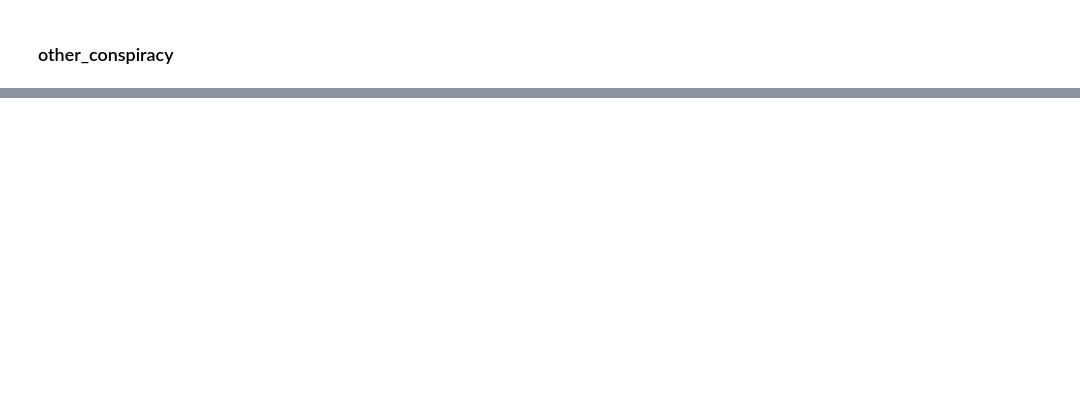
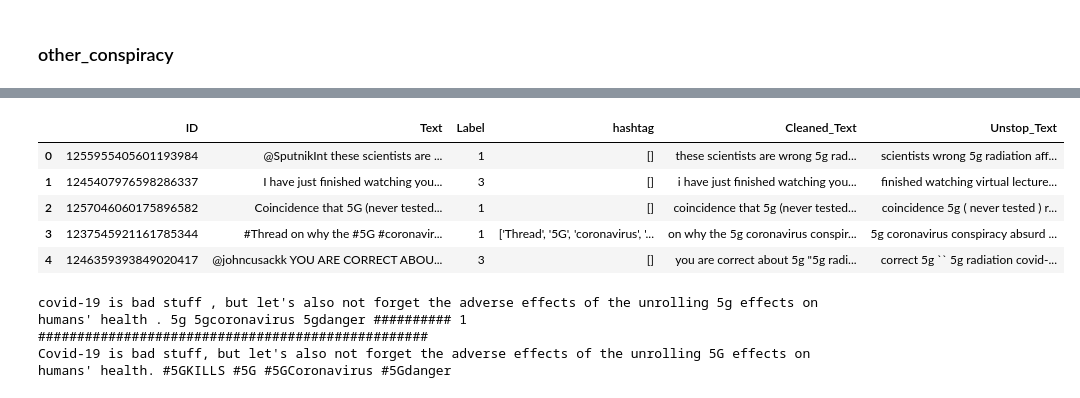
Before and after one commit to HongHanh2104/MediaEval_FakeNews, a Jupyter notebook: data_exploration.ipynb, the cells around one changed output, grey strips where cells are left out. Saved outputs shown, nothing was run; the diff lists cells and outputs as text; code cells hidden in the pictures; blank space fills up the shorter version.

```diff
--- a/data_exploration.ipynb
+++ b/data_exploration.ipynb
@@ -146,0 +88,22 @@ No one is saying 5G caused Coronavirus, but that the virus which has similar man
+# %%
+from ekphrasis.classes.segmenter import Segmenter
+root_path = './data'
+filename = 'cleaned_train_val.csv'
+df = pd.read_csv(os.path.join(root_path, filename))
+# %%
+df.head(5)
+# %% [output]
+|  | ID | Text | Label | hashtag | Cleaned_Text | Unstop_Text |
+| 0 | 1255955405601193984 | @SputnikInt these scientists are ... | 1 | [] | these scientists are wrong 5g rad... | scientists wrong 5g radiation aff... |
+| 1 | 1245407976598286337 | I have just finished watching you... | 3 | [] | i have just finished watching you... | finished watching virtual lecture... |
+| 2 | 1257046060175896582 | Coincidence that 5G (never tested... | 1 | [] | coincidence that 5g (never tested... | coincidence 5g ( never tested ) r... |
+| 3 | 1237545921161785344 | #Thread on why the #5G #coronavir... | 1 | ['Thread', '5G', 'coronavirus', '... | on why the 5g coronavirus conspir... | 5g coronavirus conspiracy absurd ... |
+| 4 | 1246359393849020417 | @johncusackk YOU ARE CORRECT ABOU... | 3 | [] | you are correct about 5g "5g radi... | correct 5g `` 5g radiation covid-... |
+# %%
+print(df['Cleaned_Text'][19], '#'*10, df['Label'][19])
+print('#'*50)
+print(df['Text'][19])
+# %% [output]
+covid-19 is bad stuff , but let's also not forget the adverse effects of the unrolling 5g effects on humans' health . 5g 5gcoronavirus 5gdanger ########## 1
+##################################################
+Covid-19 is bad stuff, but let's also not forget the adverse effects of the unrolling 5G effects on humans' health. #5GKILLS #5G #5GCoronavirus #5Gdanger
```
Also changed, not shown: parts of 21 cells of this notebook, 1 other file.
